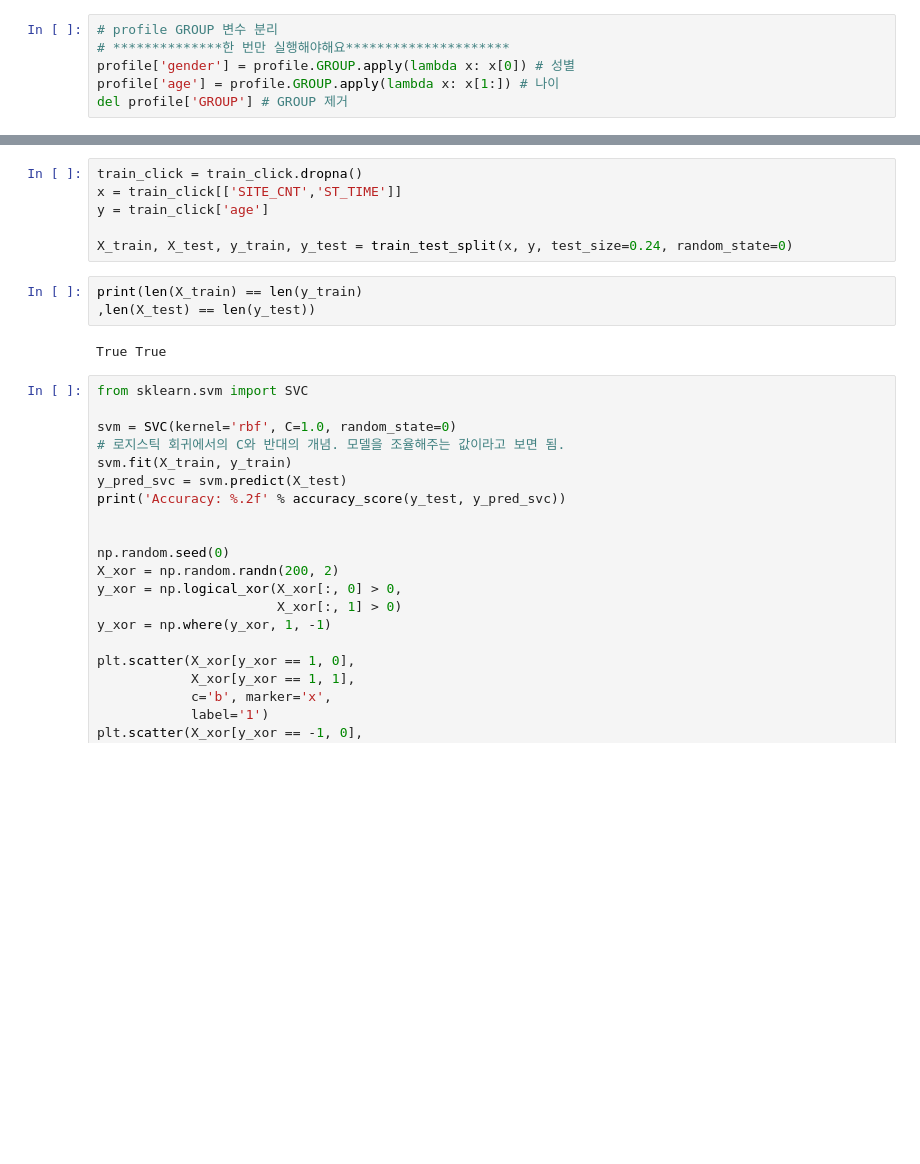
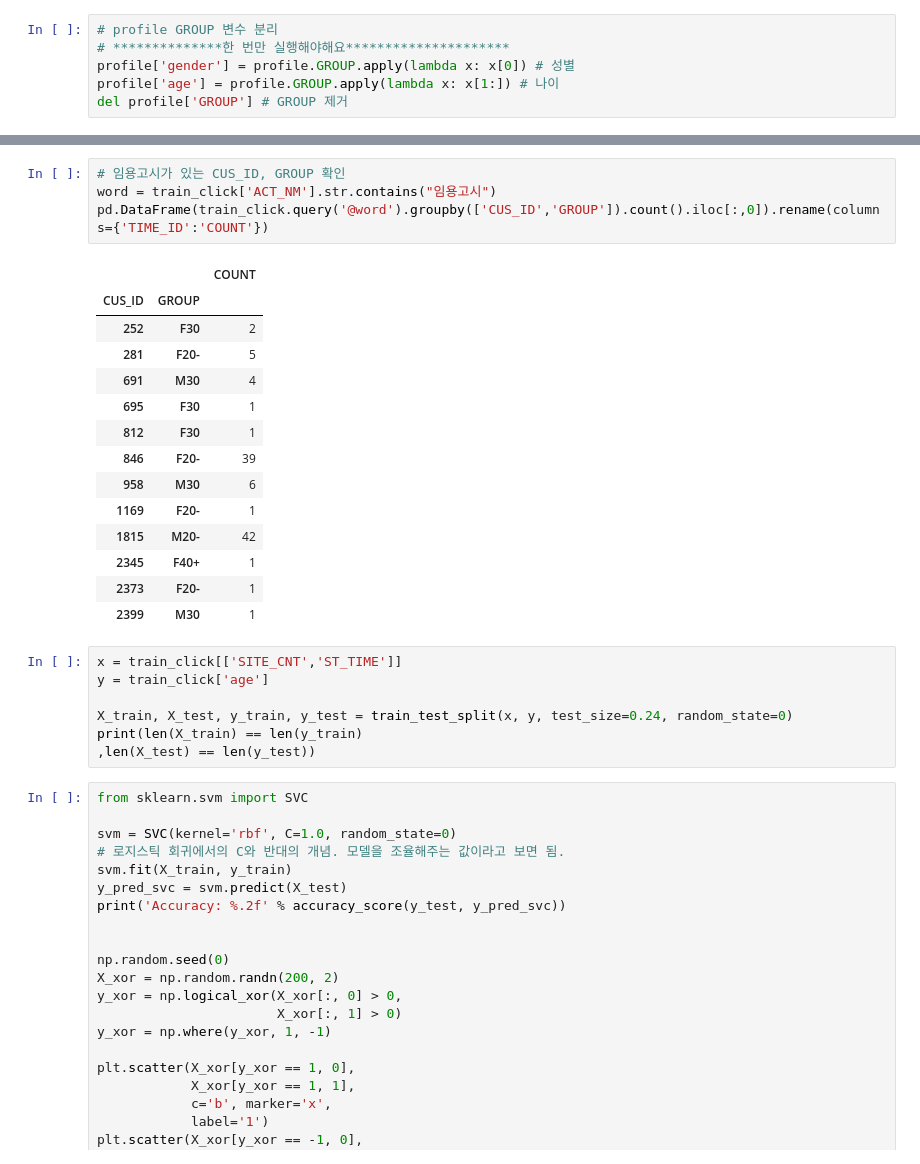
Before and after one commit to deokju12/-, a Jupyter notebook: 첫번째시도.ipynb, the cells around one changed output, grey strips where cells are left out. Cells and saved outputs as stored; diff of their text form; blank space fills up the shorter version.

```diff
--- a/첫번째시도.ipynb
+++ b/첫번째시도.ipynb
@@ -52,14 +94,29 @@ del train_click['SITE'] #SITE 변수 삭제
+# %%
+# 임용고시가 있는 CUS_ID, GROUP 확인
+word = train_click['ACT_NM'].str.contains("임용고시")
+pd.DataFrame(train_click.query('@word').groupby(['CUS_ID','GROUP']).count().iloc[:,0]).rename(columns={'TIME_ID':'COUNT'})
+# %% [output]
+|  |  | COUNT |
+| CUS_ID | GROUP |  |
+| 252 | F30 | 2 |
+| 281 | F20- | 5 |
+| 691 | M30 | 4 |
+| 695 | F30 | 1 |
+| 812 | F30 | 1 |
+| 846 | F20- | 39 |
+| 958 | M30 | 6 |
+| 1169 | F20- | 1 |
+| 1815 | M20- | 42 |
+| 2345 | F40+ | 1 |
+| 2373 | F20- | 1 |
+| 2399 | M30 | 1 |
 # %%
-train_click = train_click.dropna()
 x = train_click[['SITE_CNT','ST_TIME']]
 y = train_click['age']
 
 X_train, X_test, y_train, y_test = train_test_split(x, y, test_size=0.24, random_state=0)
+print(len(X_train) == len(y_train)
+,len(X_test) == len(y_test))
-# %%
-print(len(X_train) == len(y_train)
-,len(X_test) == len(y_test))
-# %% [output]
-True True
 # %%
 from sklearn.svm import SVC
 
```
Also changed, not shown: parts of 10 cells of this notebook.
